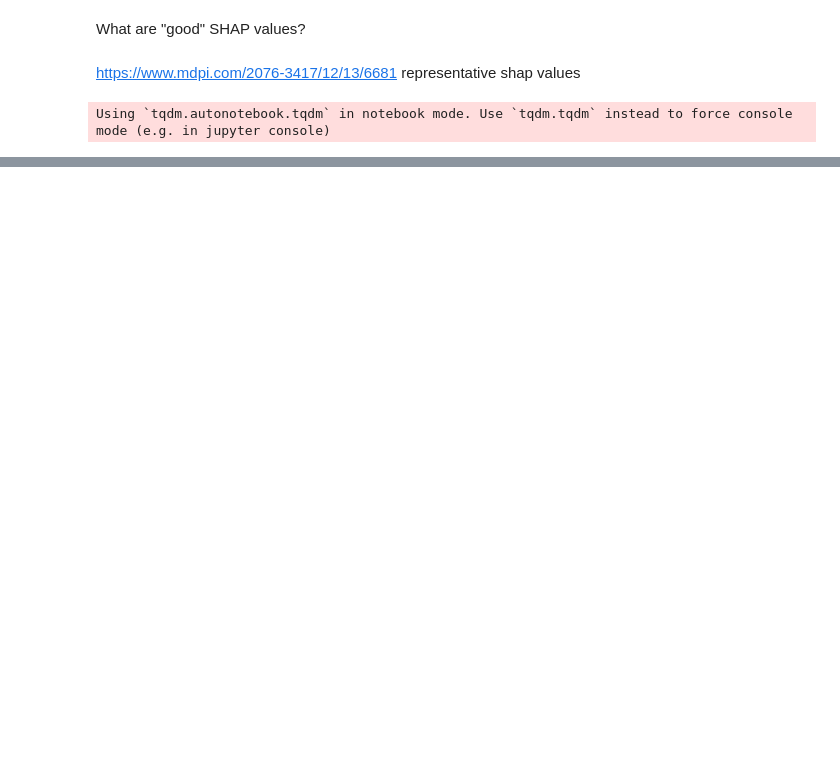
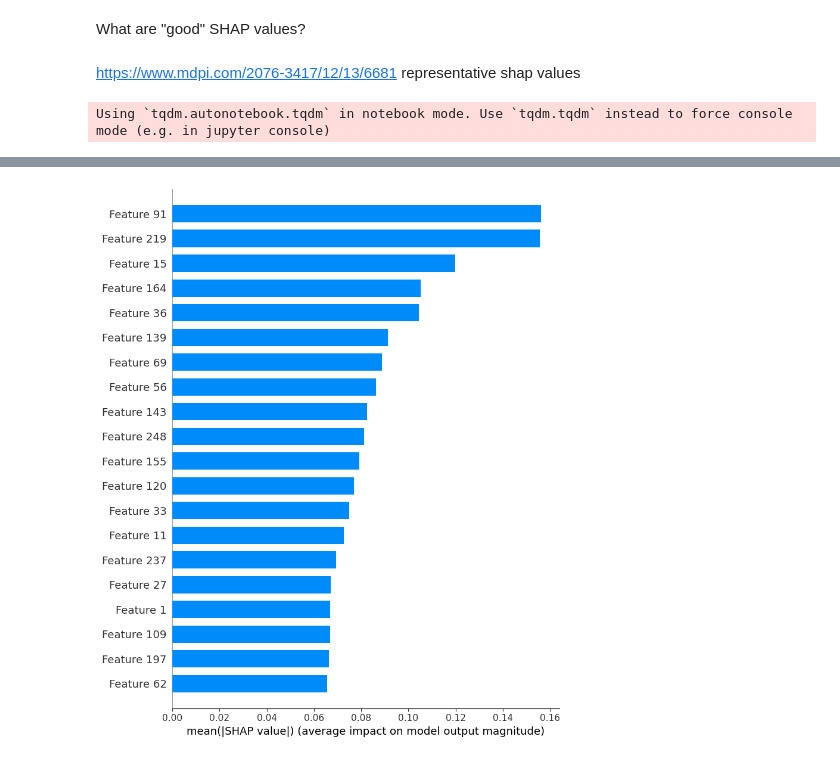
Before and after one commit to myanacondadonttt/RoofNetXAI, a Jupyter notebook: Notebooks/Algorithms Shap Models 10 runs.ipynb, the cells around one changed output, grey strips where cells are left out. Cells and saved outputs as stored; diff of their text form; code cells hidden in the pictures; blank space fills up the shorter version.

```diff
--- a/Notebooks/Algorithms Shap Models 10 runs.ipynb
+++ b/Notebooks/Algorithms Shap Models 10 runs.ipynb
@@ -905,0 +875,6 @@ shap.summary_plot(average_test_folds_shap_values_numpy, data_hold, plot_type="ba
+# %%
+unified_shap_values = (average_train_folds_shap_values + average_test_folds_shap_values) / 2
+unified_shap_values_numpy = unified_shap_values.numpy()
+shap.summary_plot(unified_shap_values_numpy, data_hold, plot_type="bar", show="False")
+# %% [output]
+[figure, added]
```
Also changed, not shown: parts of 17 cells of this notebook, 2 other files.
